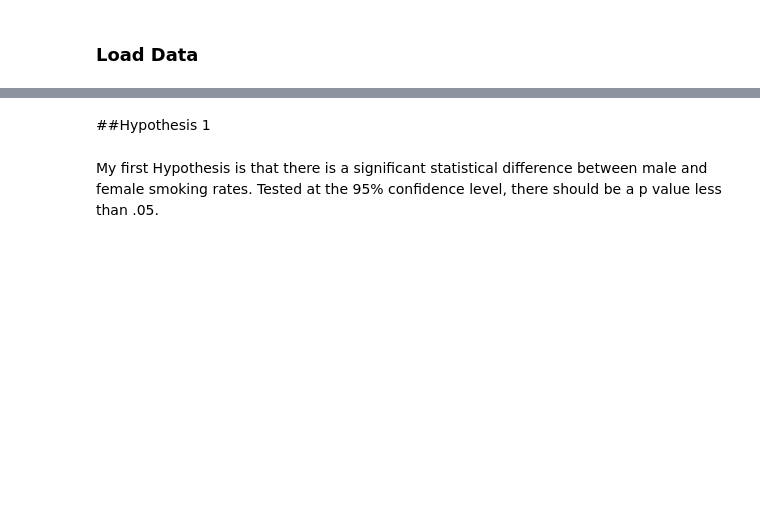
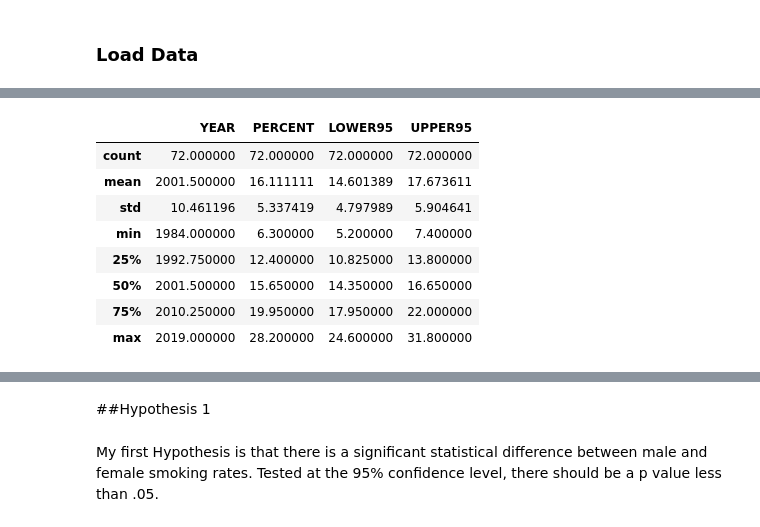
Before and after one commit to andrewbeckster/Smoking-and-Tobacco-Analysis, a Jupyter notebook: Smoking_and_Tobacco_Consumption.ipynb, the cells around one changed output, grey strips where cells are left out. Saved outputs shown, nothing was run; the diff lists cells and outputs as text; code cells hidden in the pictures; blank space fills up the shorter version.

```diff
--- a/Smoking_and_Tobacco_Consumption.ipynb
+++ b/Smoking_and_Tobacco_Consumption.ipynb
@@ -57,0 +85,12 @@ capita_df=tobacco_df1.loc[(tobacco_df1['Submeasure'] == 'Total Combustible Tobac
+# %%
+gender_df.describe()
+# %% [output]
+|  | YEAR | PERCENT | LOWER95 | UPPER95 |
+| count | 72.000000 | 72.000000 | 72.000000 | 72.000000 |
+| mean | 2001.500000 | 16.111111 | 14.601389 | 17.673611 |
+| std | 10.461196 | 5.337419 | 4.797989 | 5.904641 |
+| min | 1984.000000 | 6.300000 | 5.200000 | 7.400000 |
+| 25% | 1992.750000 | 12.400000 | 10.825000 | 13.800000 |
+| 50% | 2001.500000 | 15.650000 | 14.350000 | 16.650000 |
+| 75% | 2010.250000 | 19.950000 | 17.950000 | 22.000000 |
+| max | 2019.000000 | 28.200000 | 24.600000 | 31.800000 |
```
Also changed, not shown: parts of 8 cells of this notebook.
